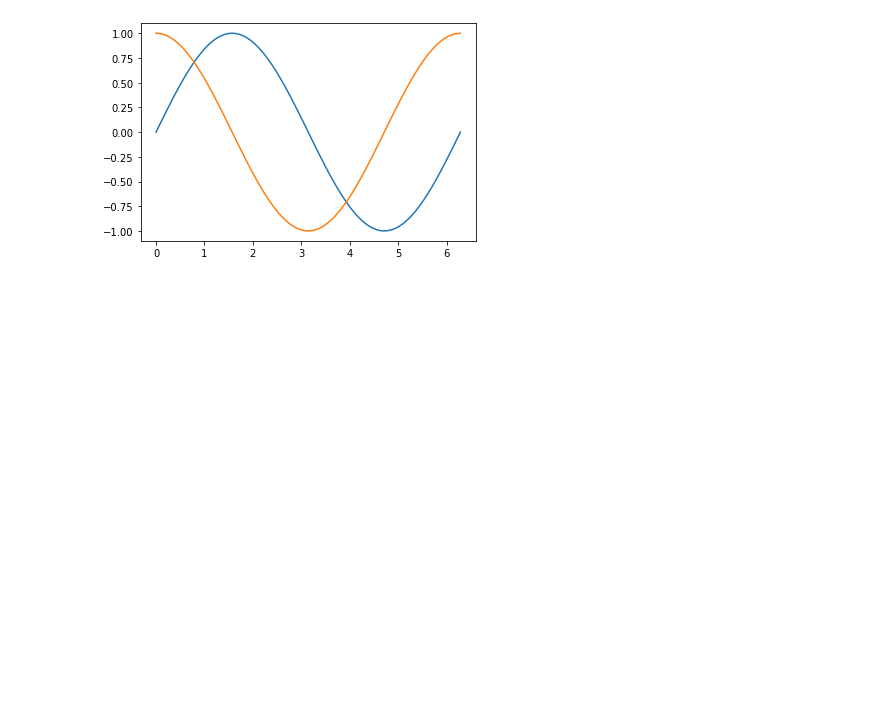
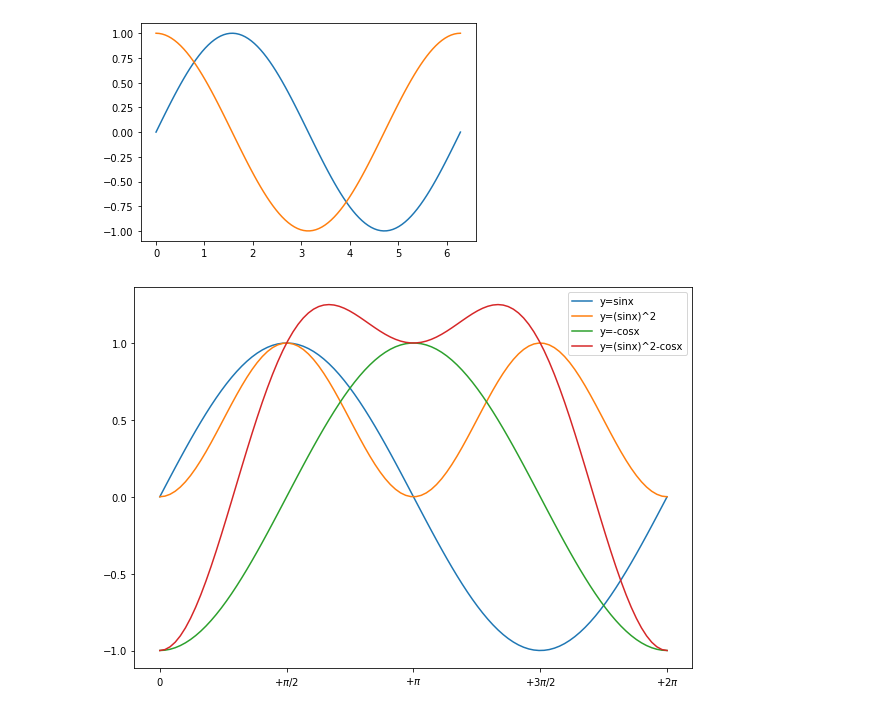
Before and after one commit to tewei0328/teach-ITS, a Jupyter notebook: draw_sin_cos.ipynb, the cells around one changed output. Cells and saved outputs as stored; diff of their text form; code cells hidden in the pictures; blank space fills up the shorter version.

```diff
--- a/draw_sin_cos.ipynb
+++ b/draw_sin_cos.ipynb
@@ -11,3 +11,23 @@ plt.plot(X, YCosValues)
 plt.show()
 # %% [output]
 [figure]
+# %%
+import numpy as np
+import matplotlib.pyplot as plt
+X = np.linspace(0, 2 * np.pi, 100)
+Y1 = np.sin(X)
+Y2 = np.sin(X)*np.sin(X)
+Y3 = -np.cos(X)
+Y = np.sin(X)*np.sin(X) -np.cos(X)
+
+plt.figure(figsize=(10, 7))
+plt.xticks([-np.pi,-np.pi/2,0,np.pi/2,np.pi,np.pi*1.5,np.pi*2],[r'$-\pi$',r'$-\pi/2$',r'$0$',r'$+\pi/2$',r'$+\pi$',r'$+3\pi/2$',r'$+2\pi$'])
+
+plt.plot(X, Y1)
+plt.plot(X, Y2)
+plt.plot(X, Y3)
+plt.plot(X, Y)
+plt.legend(['y=sinx','y=(sinx)^2','y=-cosx','y=(sinx)^2-cosx'])
+plt.show()
+# %% [output]
+[figure, added]
```
